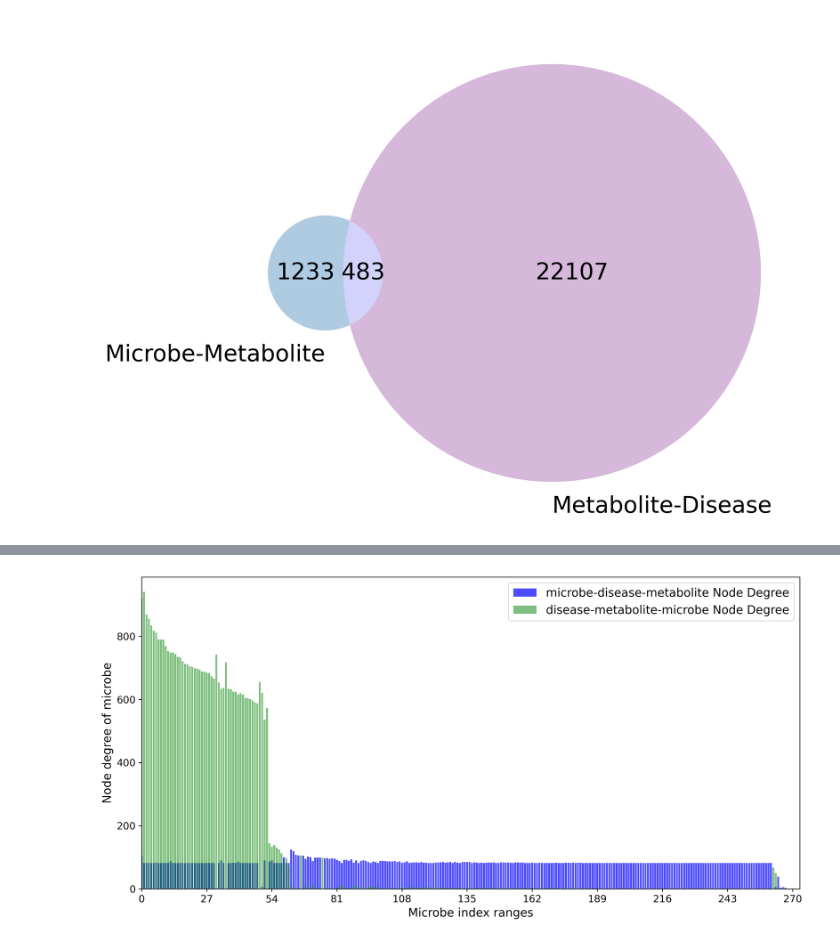
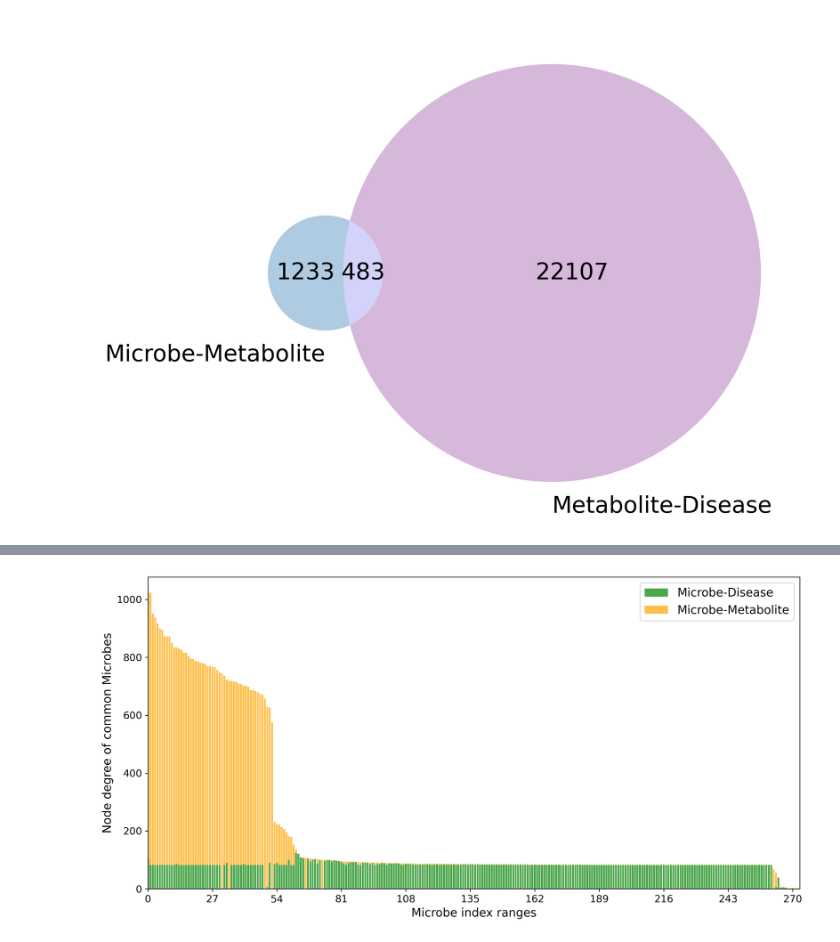
Before and after one commit to lucyzhang95/MAGNN_MKG, a Jupyter notebook: analysis/correlation.ipynb, the cells around one changed output, grey strips where cells are left out. Cells and saved outputs as stored; diff of their text form; code cells hidden in the pictures.

```diff
--- a/analysis/correlation.ipynb
+++ b/analysis/correlation.ipynb
@@ -92,10 +166,12 @@ node_d4microbe
 # %%
-# Example usage
 plot_common_entity_node_degree_distribution(
     entity_counts=node_d4microbe,
-    entity_name1="microbe",
-    entity_name2="disease-metabolite",
-    color="blue"
+    entity_name="microbe",
+    label1="Microbe-Disease",
+    label2="Microbe-Metabolite",
+    color1="green",
+    color2="orange",
+
 )
 # %% [output]
-[figure, old version]
+[figure, new version]
```
Also changed, not shown: parts of 14 cells of this notebook.
